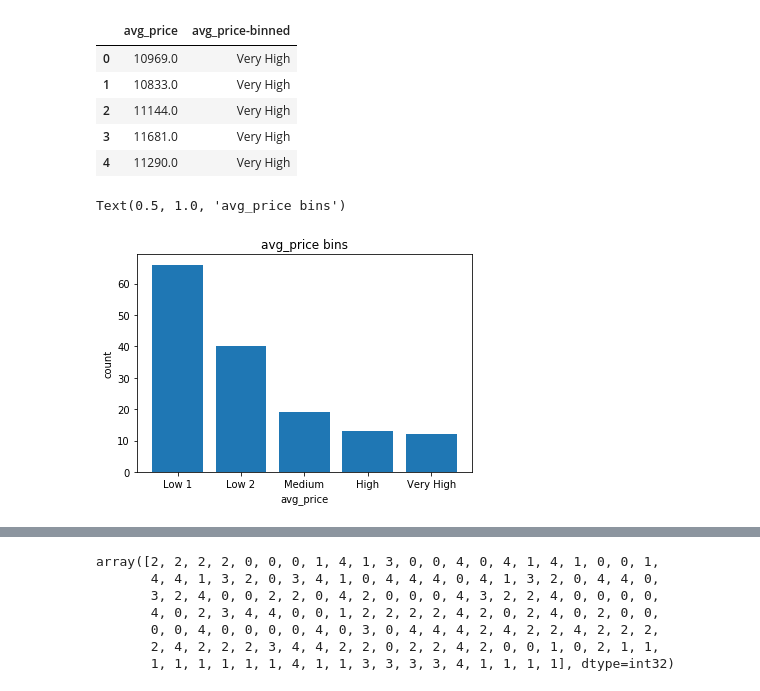
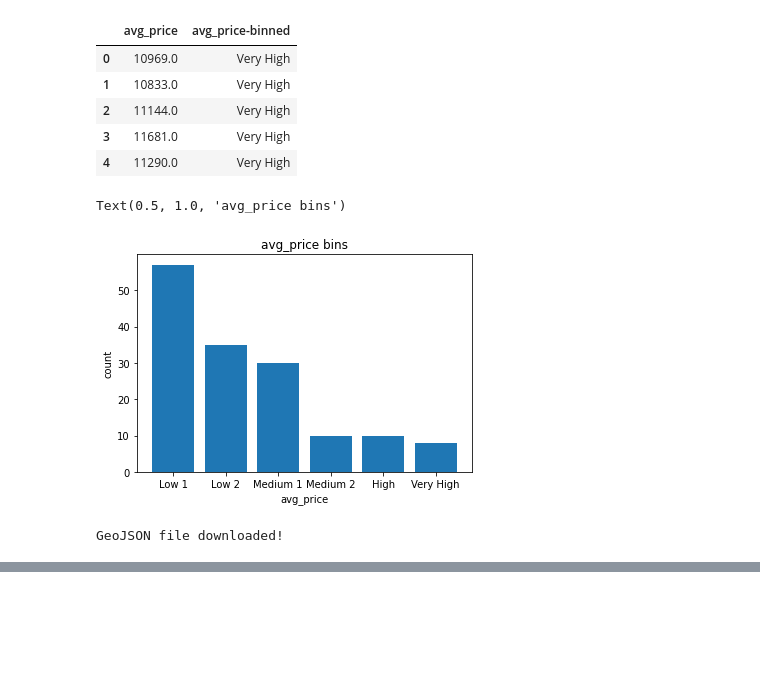
Before and after one commit to abenmoussa/Final_CapstoneProject, a Jupyter notebook: FinalProject.ipynb, the cells around one changed output, grey strips where cells are left out. Cells and saved outputs as stored; diff of their text form; code cells hidden in the pictures; blank space fills up the shorter version.

```diff
--- a/FinalProject.ipynb
+++ b/FinalProject.ipynb
@@ -567,6 +536,6 @@ pyplot.title("avg_price bins")
 Text(0.5, 1.0, 'avg_price bins')
 [figure]
 # %%
-bins = np.linspace(min(gp_communities_price_gps["avg_price"]), max(gp_communities_price_gps["avg_price"]), 6)
+bins = np.linspace(min(gp_avg_price["avg_price"]), max(gp_avg_price["avg_price"]), 7)
 bins
 # %% [output]
@@ -574,8 +544,8 @@ array([ 2193. ,  4147.4,  6101.8,  8056.2, 10010.6, 11965. ])
 # %%
-group_names = ['Low 1','Low 2','Medium','High','Very High']
+group_names = ['Low 1','Low 2','Medium 1','Medium 2', 'High','Very High']
 # %%
-gp_communities_price_gps["avg_price-binned"] = pd.cut(gp_communities_price_gps["avg_price"], bins, labels=group_names, include_lowest=True )
-gp_communities_price_gps[['avg_price','avg_price-binned']].head(5)
+gp_avg_price["avg_price-binned"] = pd.cut(gp_avg_price["avg_price"], bins, labels=group_names, include_lowest=True )
+gp_avg_price[['avg_price','avg_price-binned']].head(5)
 # %% [output]
 |  | avg_price | avg_price-binned |
 | 0 | 10969.0 | Very High |
@@ -584,12 +554,19 @@ gp_communities_price_gps[['avg_price','avg_price-binned']].head(5)
 | 3 | 11681.0 | Very High |
 | 4 | 11290.0 | Very High |
 # %%
-pyplot.bar(group_names, gp_communities_price_gps["avg_price-binned"].value_counts())
+pyplot.bar(group_names, gp_avg_price["avg_price-binned"].value_counts())
 
 # set x/y labels and plot title
 pyplot.xlabel("avg_price")
 pyplot.ylabel("count")
 pyplot.title("avg_price bins")
 # %% [output]
 Text(0.5, 1.0, 'avg_price bins')
-[figure, old version]
+[figure, new version]
+# %%
+# download communes geojson file
+!wget --quiet https://france-geojson.gregoiredavid.fr/repo/regions/ile-de-france/communes-ile-de-france.geojson -O communes-ile-de-france.geojson
+
+print('GeoJSON file downloaded!')
+# %% [output]
+GeoJSON file downloaded!
@@ -632,21 +628,3 @@ for lat, lon, poi, cluster in zip(paris_venues_gps_grouped['latitude'], paris_ve
 mapGreater_Paris_avg_price_clustered
 # %% [output]
 [interactive output not drawn]
-# %%
-kclusters_2 = 5
-
-Paris_grouped_clustering_2 = paris_grouped_sorted_means
-
-# run k-means clustering
-kmeans_2 = KMeans(n_clusters=kclusters_2, random_state=0).fit(Paris_grouped_clustering_2)
-
-# check cluster labels generated for each row in the dataframe
-kmeans_2.labels_[0:150]
-# %% [output]
-array([2, 2, 2, 2, 0, 0, 0, 1, 4, 1, 3, 0, 0, 4, 0, 4, 1, 4, 1, 0, 0, 1,
-       4, 4, 1, 3, 2, 0, 3, 4, 1, 0, 4, 4, 4, 0, 4, 1, 3, 2, 0, 4, 4, 0,
-       3, 2, 4, 0, 0, 2, 2, 0, 4, 2, 0, 0, 0, 4, 3, 2, 2, 4, 0, 0, 0, 0,
-       4, 0, 2, 3, 4, 4, 0, 0, 1, 2, 2, 2, 2, 4, 2, 0, 2, 4, 0, 2, 0, 0,
-       0, 0, 4, 0, 0, 0, 0, 4, 0, 3, 0, 4, 4, 4, 2, 4, 2, 2, 4, 2, 2, 2,
-       2, 4, 2, 2, 2, 3, 4, 4, 2, 2, 0, 2, 2, 4, 2, 0, 0, 1, 0, 2, 1, 1,
-       1, 1, 1, 1, 1, 1, 4, 1, 1, 3, 3, 3, 3, 4, 1, 1, 1, 1], dtype=int32)
```
Also changed, not shown: parts of 31 cells of this notebook.
